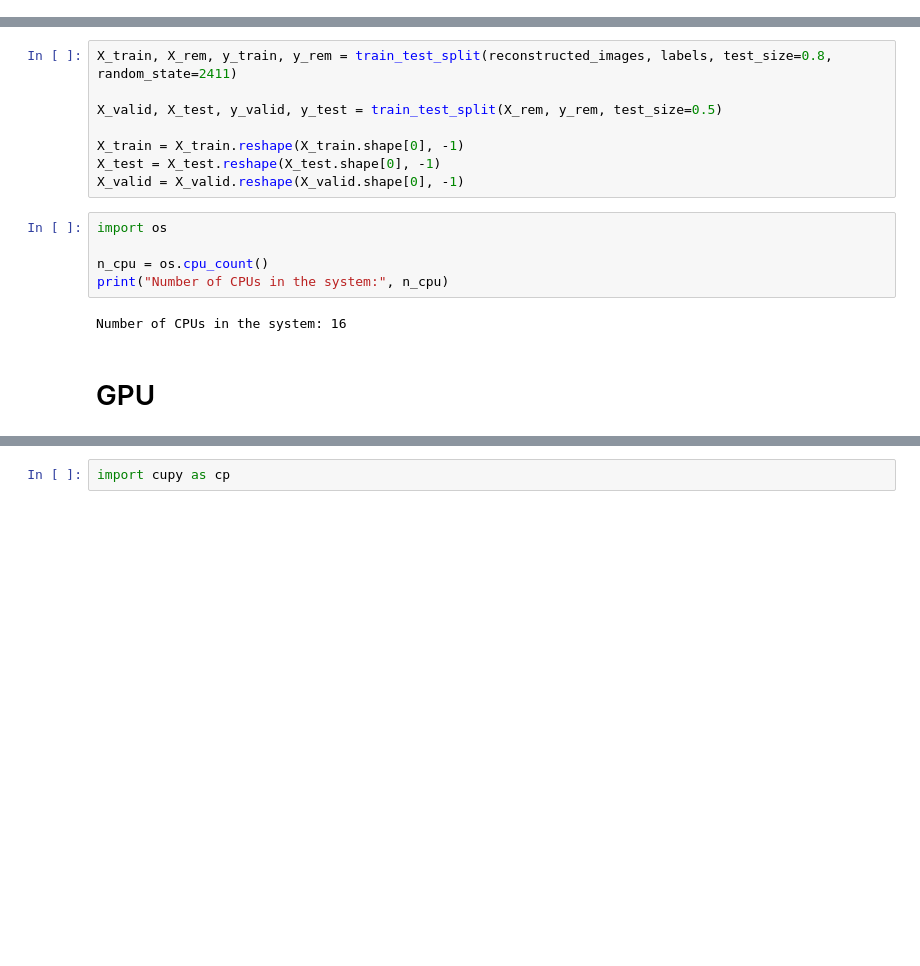
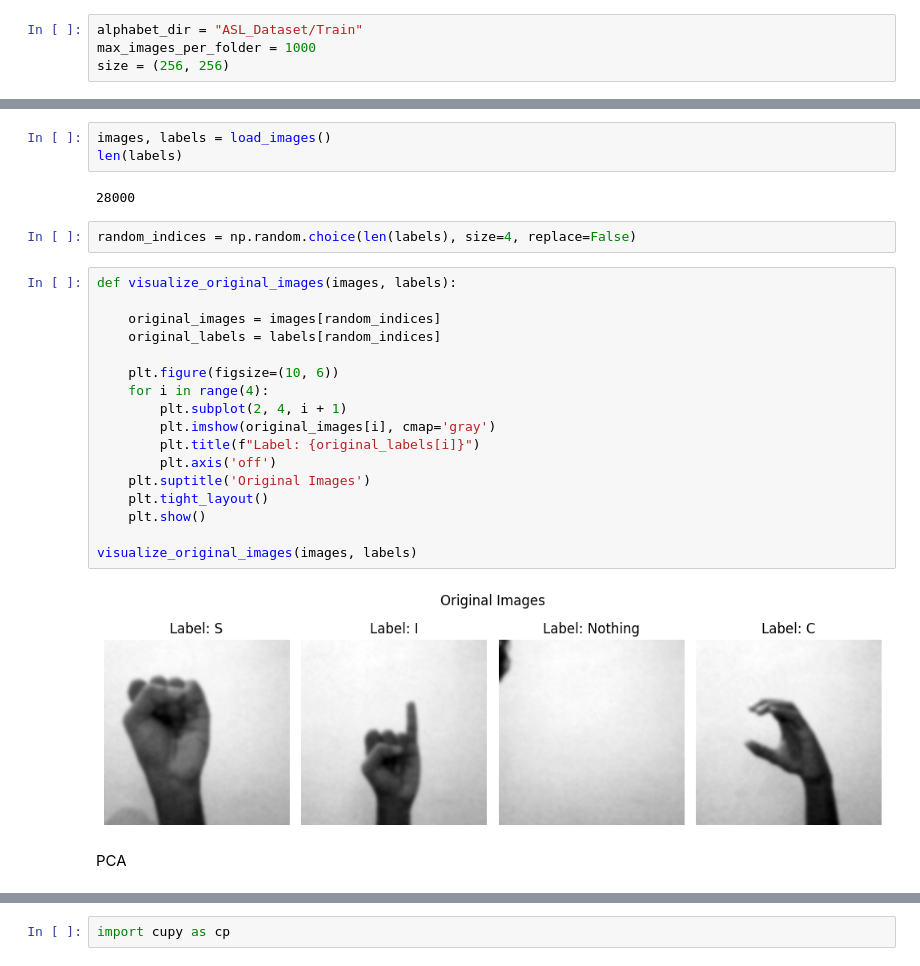
Before and after one commit to knvramana/COMP-6721-SUMMER-PROJECT, a Jupyter notebook: supervised_learning.ipynb, the cells around one changed output, grey strips where cells are left out. Saved outputs shown, nothing was run; the diff lists cells and outputs as text; blank space fills up the shorter version.

```diff
--- a/supervised_learning.ipynb
+++ b/supervised_learning.ipynb
@@ -12,0 +14,4 @@ labels = []
+# %%
+alphabet_dir = "ASL_Dataset/Train"
+max_images_per_folder = 1000
+size = (256, 256)
@@ -87,17 +53,28 @@ from sklearn.model_selection import train_test_split
-# %%
-X_train, X_rem, y_train, y_rem = train_test_split(reconstructed_images, labels, test_size=0.8, random_state=2411)
-
-X_valid, X_test, y_valid, y_test = train_test_split(X_rem, y_rem, test_size=0.5)
-
-X_train = X_train.reshape(X_train.shape[0], -1)
-X_test = X_test.reshape(X_test.shape[0], -1)
-X_valid = X_valid.reshape(X_valid.shape[0], -1)
-# %%
-import os
-
-n_cpu = os.cpu_count()
-print("Number of CPUs in the system:", n_cpu)
-# %% [output]
-Number of CPUs in the system: 16
-# %% [markdown]
-# GPU
+# %%
+images, labels = load_images()
+len(labels)
+# %% [output]
+28000
+# %%
+random_indices = np.random.choice(len(labels), size=4, replace=False)
+# %%
+def visualize_original_images(images, labels):
+
+    original_images = images[random_indices]
+    original_labels = labels[random_indices]
+
+    plt.figure(figsize=(10, 6))
+    for i in range(4):
+        plt.subplot(2, 4, i + 1)
+        plt.imshow(original_images[i], cmap='gray')
+        plt.title(f"Label: {original_labels[i]}")
+        plt.axis('off')
+    plt.suptitle('Original Images')
+    plt.tight_layout()
+    plt.show()
+
+visualize_original_images(images, labels)
+# %% [output]
+[figure, added]
+# %% [markdown]
+PCA
```
Also changed, not shown: parts of 39 cells of this notebook.
